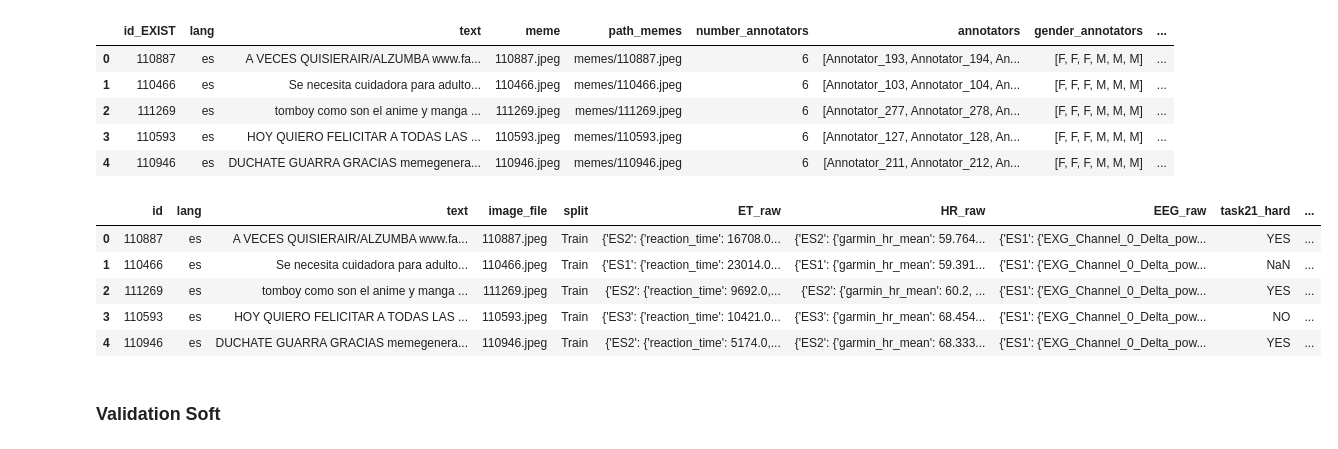
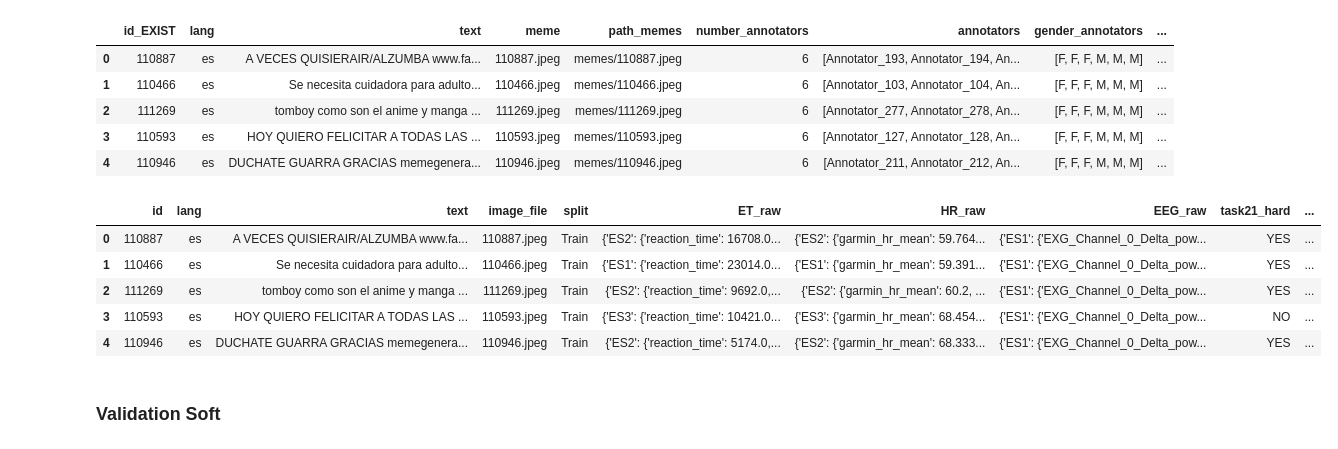
Before and after one commit to DBlassio/multimodal-exist, a Jupyter notebook: docs/train_base_dataset.ipynb, the cells around one changed output. Drawn from its saved outputs; the diff is of its cells as text; code cells hidden in the pictures.

Commit message:
train ready

```diff
--- a/docs/train_base_dataset.ipynb
+++ b/docs/train_base_dataset.ipynb
@@ -175,10 +187,10 @@ rows = []
 
 for _, row in df.iterrows():
     task21_soft = soft_task21(row["labels_task2_1"])
-    task21_hard, task21_valid = hard_task21(row["labels_task2_1"])
+    task21_hard, task21_valid = hard_task21(row["labels_task2_1"], mayority=True)
 
     task22_soft = soft_task22(row["labels_task2_2"])
-    task22_hard, task22_valid = hard_task22(row["labels_task2_2"])
+    task22_hard, task22_valid = hard_task22(row["labels_task2_2"], mayority=True)
 
     task23_soft = soft_task23(row["labels_task2_3"])
     task23_hard, task23_valid = hard_task23(row["labels_task2_3"])
@@ -187,34 +199,34 @@ for _, row in df.iterrows():
         "id": row["id_EXIST"],
         "lang": row["lang"],
         "text": row["text"],
         "image_file": row["meme"],
         "split": "Train",
 
         "ET_raw": get_modality_raw(row["sensorial"], "ET"),
         "HR_raw": get_modality_raw(row["sensorial"], "HR"),
         "EEG_raw": get_modality_raw(row["sensorial"], "EEG"),
 
         "task21_hard": task21_hard,
         "task21_valid_hard": task21_valid,
         "task21_soft": task21_soft,
 
         "task22_hard": task22_hard,
         "task22_valid_hard": task22_valid,
         "task22_soft": task22_soft,
 
         "task23_hard": task23_hard,
         "task23_valid_hard": task23_valid,
         "task23_soft": task23_soft,
     }
 
     rows.append(new_row)
 
 train_base = pd.DataFrame(rows)
 train_base.head(5)
 # %% [output]
 |  | id | lang | text | image_file | split | ET_raw | HR_raw | EEG_raw | task21_hard | ... |
 | 0 | 110887 | es | A VECES QUISIERAIR/ALZUMBA www.fa... | 110887.jpeg | Train | {'ES2': {'reaction_time': 16708.0... | {'ES2': {'garmin_hr_mean': 59.764... | {'ES1': {'EXG_Channel_0_Delta_pow... | YES | ... |
-| 1 | 110466 | es | Se necesita cuidadora para adulto... | 110466.jpeg | Train | {'ES1': {'reaction_time': 23014.0... | {'ES1': {'garmin_hr_mean': 59.391... | {'ES1': {'EXG_Channel_0_Delta_pow... | NaN | ... |
+| 1 | 110466 | es | Se necesita cuidadora para adulto... | 110466.jpeg | Train | {'ES1': {'reaction_time': 23014.0... | {'ES1': {'garmin_hr_mean': 59.391... | {'ES1': {'EXG_Channel_0_Delta_pow... | YES | ... |
 | 2 | 111269 | es | tomboy como son el anime y manga ... | 111269.jpeg | Train | {'ES2': {'reaction_time': 9692.0,... | {'ES2': {'garmin_hr_mean': 60.2, ... | {'ES1': {'EXG_Channel_0_Delta_pow... | YES | ... |
 | 3 | 110593 | es | HOY QUIERO FELICITAR A TODAS LAS ... | 110593.jpeg | Train | {'ES3': {'reaction_time': 10421.0... | {'ES3': {'garmin_hr_mean': 68.454... | {'ES1': {'EXG_Channel_0_Delta_pow... | NO | ... |
 | 4 | 110946 | es | DUCHATE GUARRA GRACIAS memegenera... | 110946.jpeg | Train | {'ES2': {'reaction_time': 5174.0,... | {'ES2': {'garmin_hr_mean': 68.333... | {'ES1': {'EXG_Channel_0_Delta_pow... | YES | ... |
```
Also changed, not shown: parts of 12 cells of this notebook, 1 other file.
